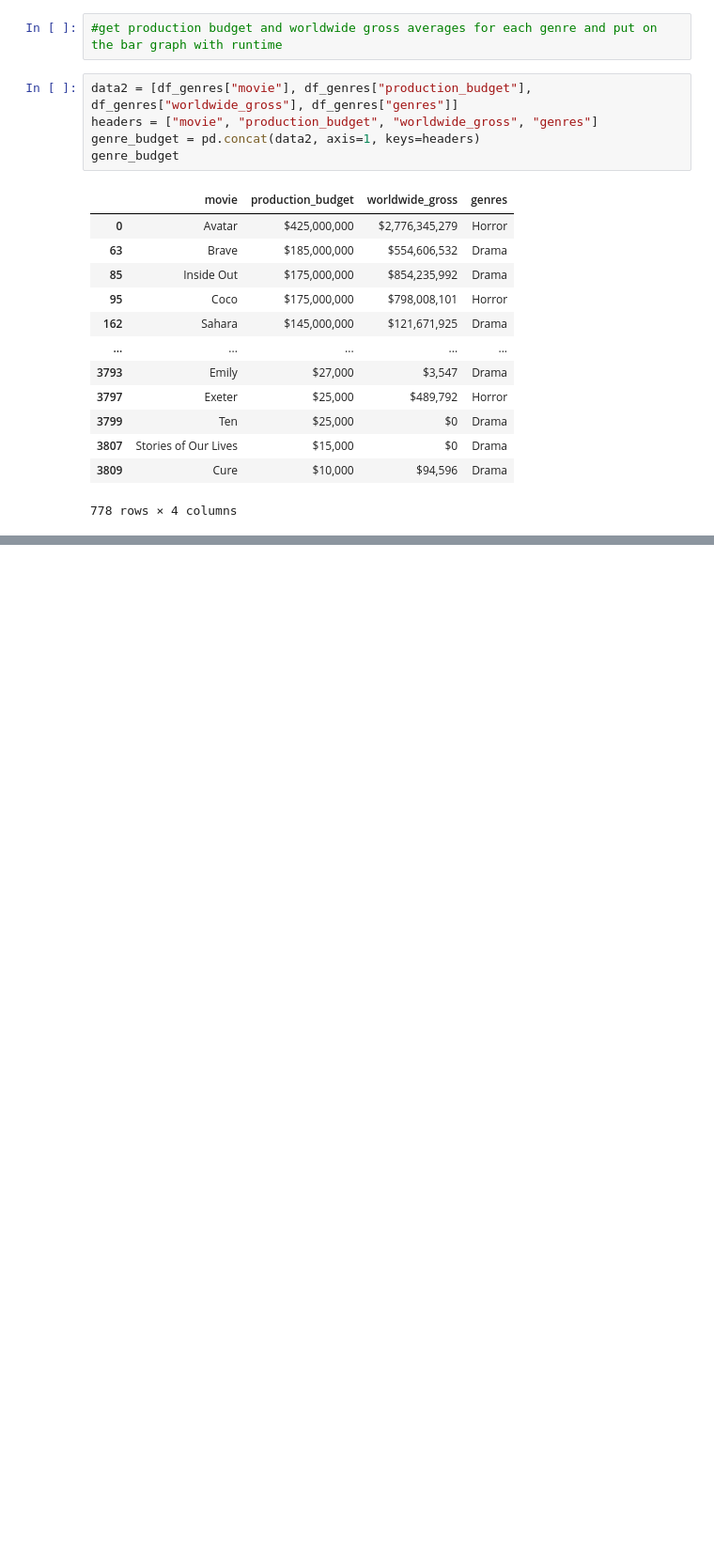
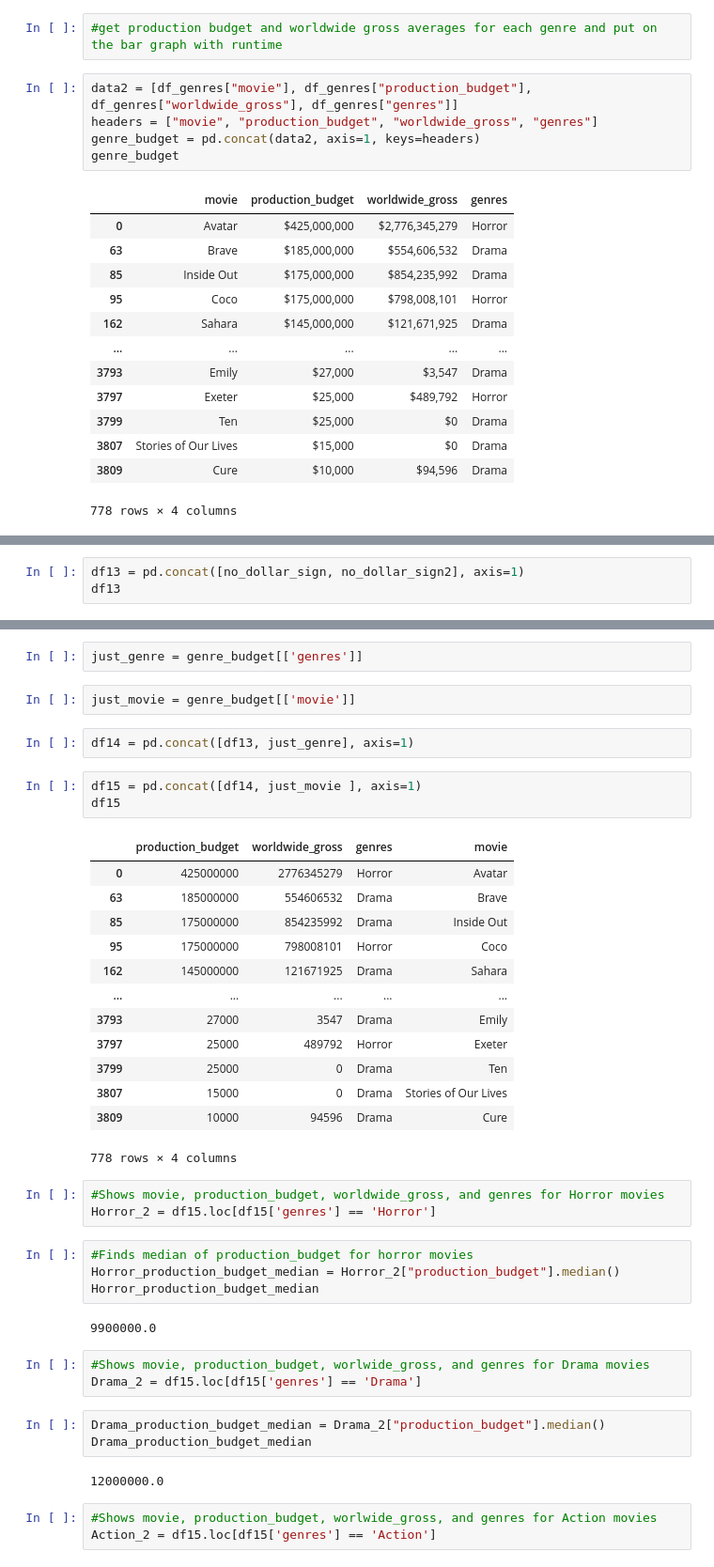
Before and after one commit to kjkahalley/optimal-film-analysis, a Jupyter notebook: first-notebook.ipynb, the cells around one changed output, grey strips where cells are left out. Shown at 94% size. Cells and saved outputs as stored; diff of their text form; blank space fills up the shorter version.

Commit message:
2 tables made with medians fro worldwide_gross and production_budget

```diff
--- a/first-notebook.ipynb
+++ b/first-notebook.ipynb
@@ -250,0 +265,3 @@ TypeError: Could not convert $425,000,000$175,000,000$135,000,000$85,000,000$80,
+# %%
+df13 = pd.concat([no_dollar_sign, no_dollar_sign2], axis=1)
+df13
@@ -250,0 +282,43 @@ TypeError: Could not convert $425,000,000$175,000,000$135,000,000$85,000,000$80,
+# %%
+just_genre = genre_budget[['genres']]
+# %%
+just_movie = genre_budget[['movie']]
+# %%
+df14 = pd.concat([df13, just_genre], axis=1)
+# %%
+df15 = pd.concat([df14, just_movie ], axis=1)
+df15
+# %% [output]
+|  | production_budget | worldwide_gross | genres | movie |
+| 0 | 425000000 | 2776345279 | Horror | Avatar |
+| 63 | 185000000 | 554606532 | Drama | Brave |
+| 85 | 175000000 | 854235992 | Drama | Inside Out |
+| 95 | 175000000 | 798008101 | Horror | Coco |
+| 162 | 145000000 | 121671925 | Drama | Sahara |
+| ... | ... | ... | ... | ... |
+| 3793 | 27000 | 3547 | Drama | Emily |
+| 3797 | 25000 | 489792 | Horror | Exeter |
+| 3799 | 25000 | 0 | Drama | Ten |
+| 3807 | 15000 | 0 | Drama | Stories of Our Lives |
+| 3809 | 10000 | 94596 | Drama | Cure |
+778 rows × 4 columns
+# %%
+#Shows movie, production_budget, worldwide_gross, and genres for Horror movies
+Horror_2 = df15.loc[df15['genres'] == 'Horror']
+# %%
+#Finds median of production_budget for horror movies
+Horror_production_budget_median = Horror_2["production_budget"].median()
+Horror_production_budget_median
+# %% [output]
+9900000.0
+# %%
+#Shows movie, production_budget, worlwide_gross, and genres for Drama movies
+Drama_2 = df15.loc[df15['genres'] == 'Drama']
+# %%
+Drama_production_budget_median = Drama_2["production_budget"].median()
+Drama_production_budget_median
+# %% [output]
+12000000.0
+# %%
+#Shows movie, production_budget, worlwide_gross, and genres for Action movies
+Action_2 = df15.loc[df15['genres'] == 'Action']
```
Also changed, not shown: parts of 14 cells of this notebook.
